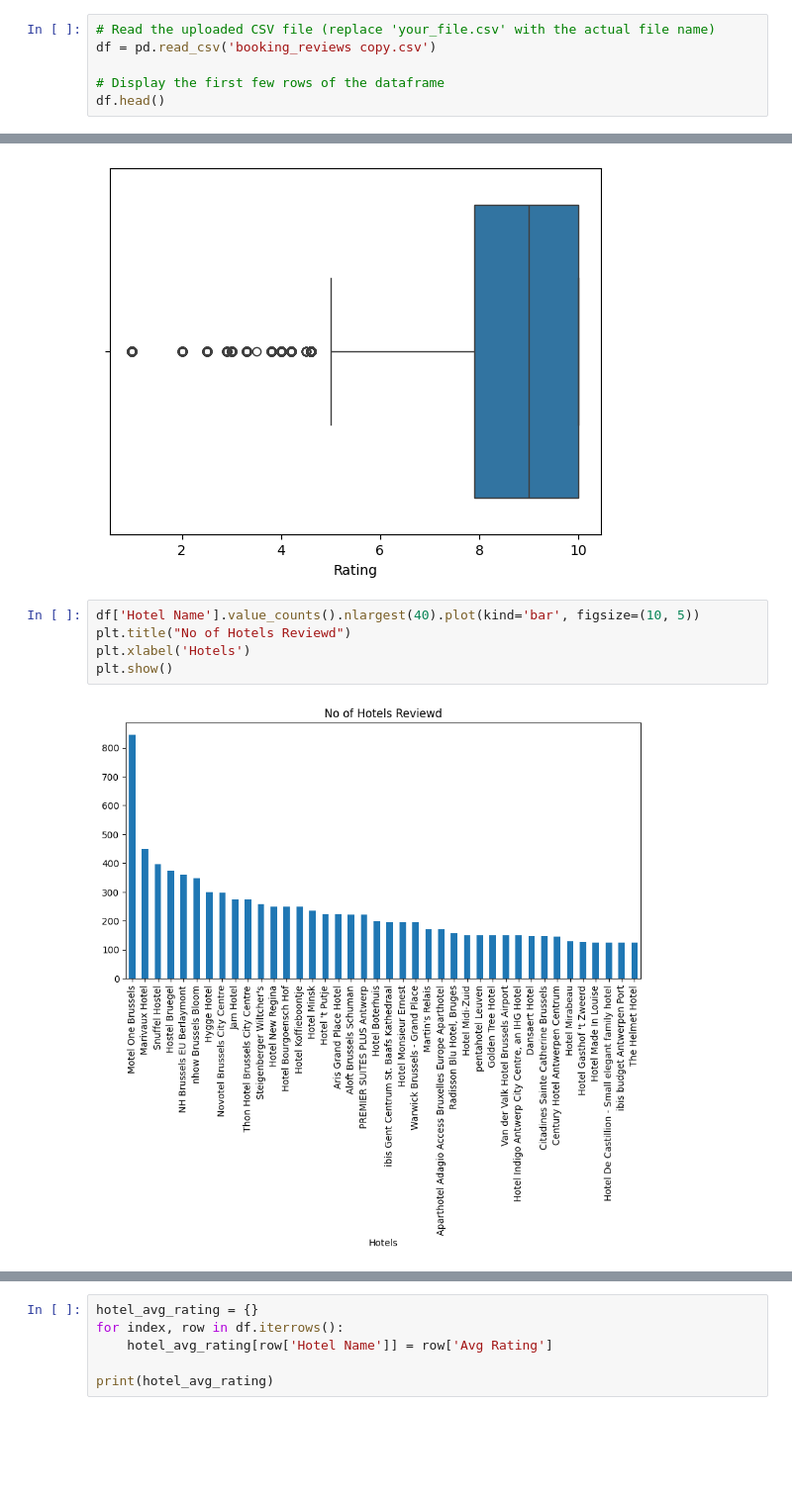
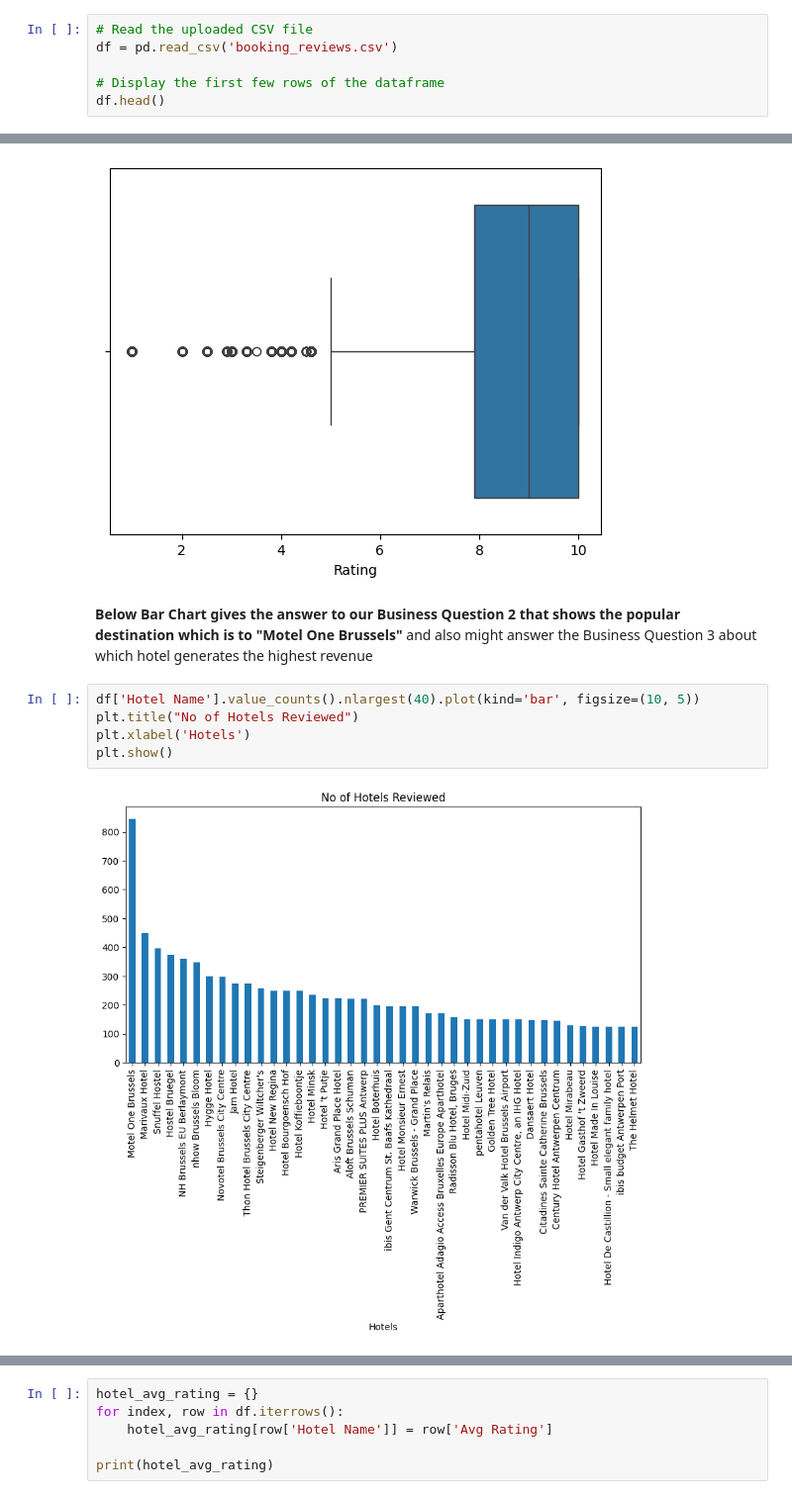
Before and after one commit to Babarwahab/DataScience-Project, a Jupyter notebook: DataScienceProject.ipynb, the cells around one changed output, grey strips where cells are left out. Shown at 99% size. Cells and saved outputs as stored; diff of their text form; blank space fills up the shorter version.

```diff
--- a/DataScienceProject.ipynb
+++ b/DataScienceProject.ipynb
@@ -7,8 +33,8 @@ from sklearn.model_selection import train_test_split
 from sklearn.neighbors import KNeighborsClassifier
 from sklearn.metrics import mean_squared_error, r2_score, accuracy_score, precision_score, recall_score, f1_score, confusion_matrix, classification_report
 # %%
-# Read the uploaded CSV file (replace 'your_file.csv' with the actual file name)
-df = pd.read_csv('booking_reviews copy.csv')
+# Read the uploaded CSV file
+df = pd.read_csv('booking_reviews.csv')
 
 # Display the first few rows of the dataframe
 df.head()
@@ -137,10 +198,12 @@ sns.boxplot(x=df["Rating"])
 # %% [output]
 <Axes: xlabel='Rating'>
 [figure]
+# %% [markdown]
+**Below Bar Chart gives the answer to our Business Question 2 that shows the popular destination which is to "Motel One Brussels"** and also might answer the Business Question 3 about which hotel generates the highest revenue
 # %%
 df['Hotel Name'].value_counts().nlargest(40).plot(kind='bar', figsize=(10, 5))
-plt.title("No of Hotels Reviewd")
+plt.title("No of Hotels Reviewed")
 plt.xlabel('Hotels')
 plt.show()
 # %% [output]
-[figure, old version]
+[figure, new version]
```
Also changed, not shown: parts of 22 cells of this notebook.
